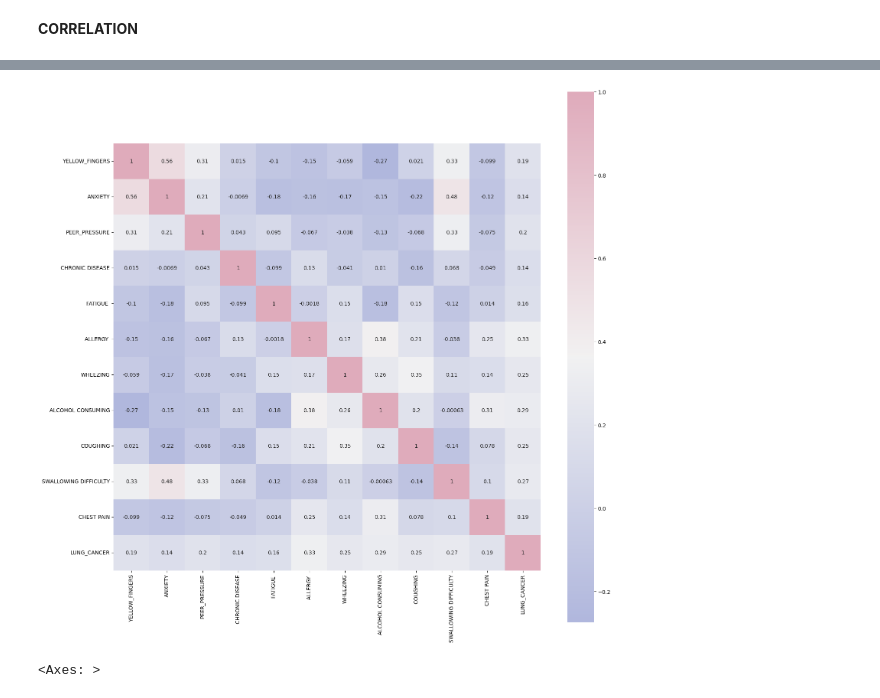
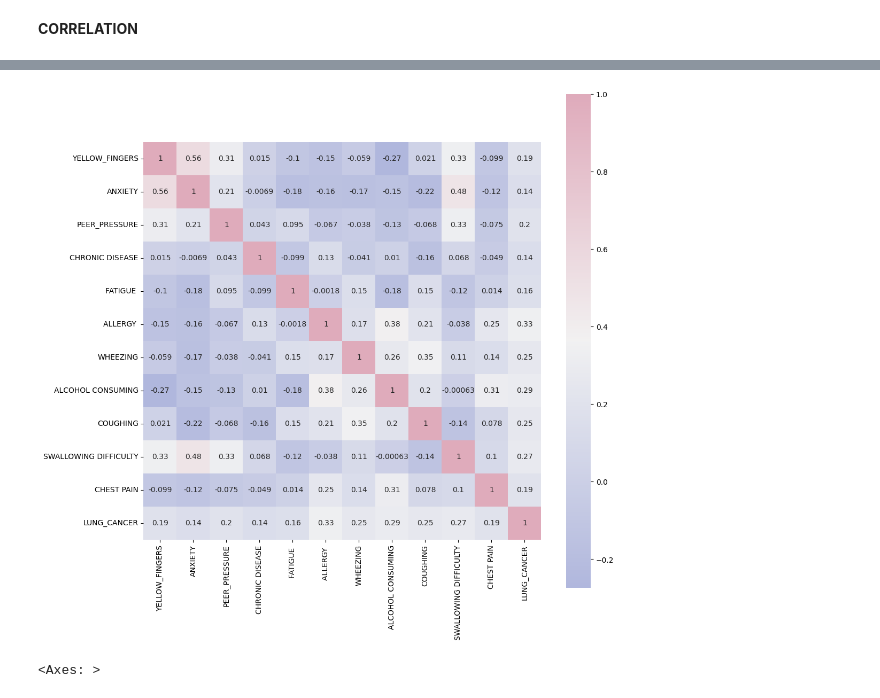
Before and after one commit to Aditya-567/Lung-AND-Oral-Cancer-ML-Model, a Jupyter notebook: lung_cancer_prediction.ipynb, the cells around one changed output, grey strips where cells are left out. Cells and saved outputs as stored; diff of their text form; code cells hidden in the pictures.

```diff
--- a/lung_cancer_prediction.ipynb
+++ b/lung_cancer_prediction.ipynb
@@ -280,12 +280,12 @@ cn
 # %%
 #Correlation
 cmap=sns.diverging_palette(260,-10,s=50, l=75, n=6,
 as_cmap=True)
-plt.subplots(figsize=(18,18))
+plt.subplots(figsize=(12,12))
 sns.heatmap(cn,cmap=cmap,annot=True, square=True)
 plt.show()
 # %% [output]
-[figure, old version]
+[figure, new version]
 # %%
 kot = cn[cn>=.40]
 plt.figure(figsize=(12,8))
```
Also changed, not shown: parts of 7 cells of this notebook.
